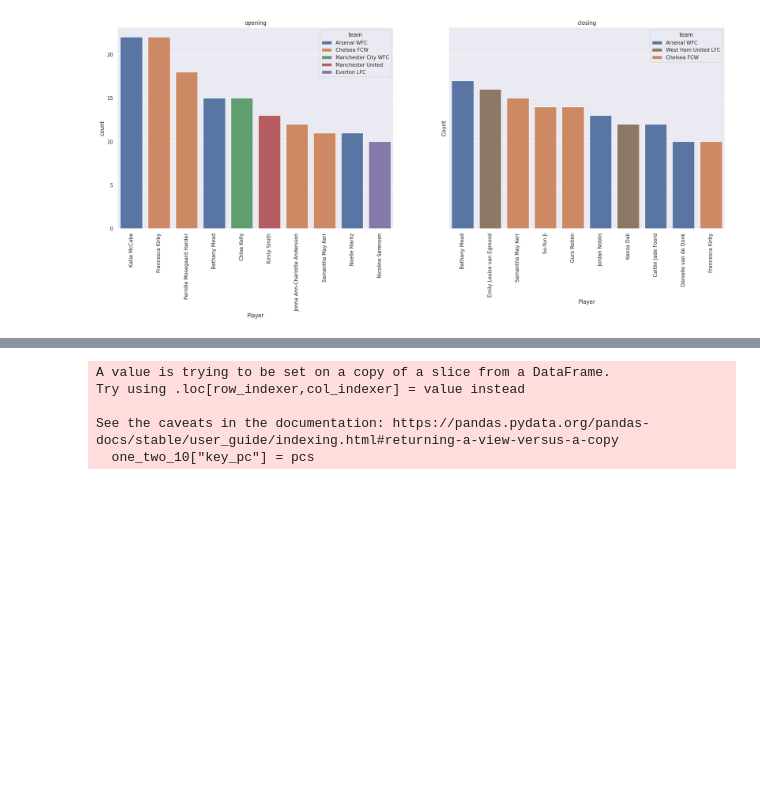
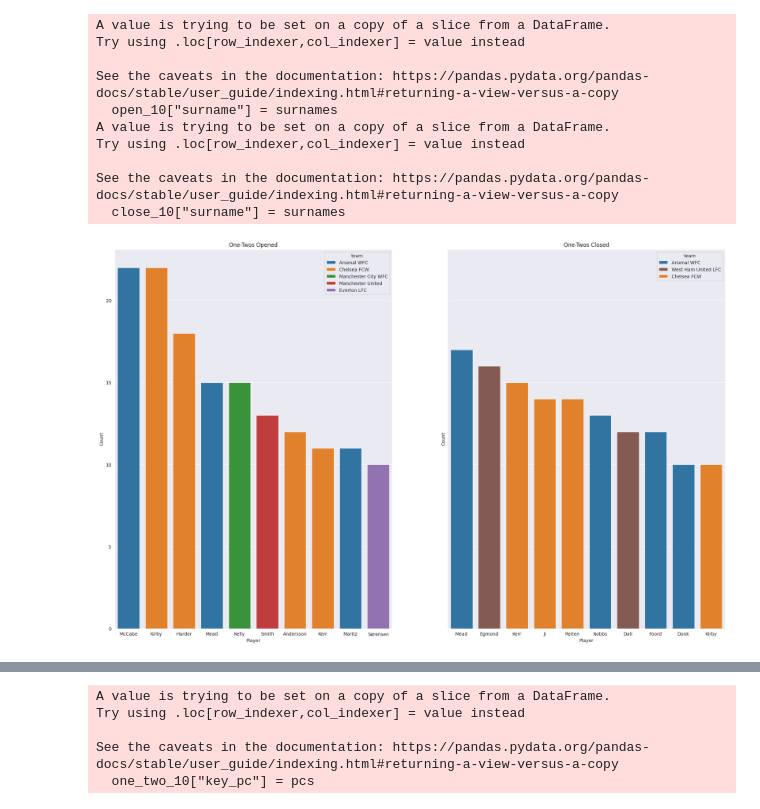
Before and after one commit to maia-trower/one_two_WSL, a Jupyter notebook: player_ranking.ipynb, the cells around one changed output, grey strips where cells are left out. Cells and saved outputs as stored; diff of their text form; code cells hidden in the pictures; blank space fills up the shorter version.

Commit message:
added new plots - improving figs

```diff
--- a/player_ranking.ipynb
+++ b/player_ranking.ipynb
@@ -33,26 +50,50 @@ close_counts = close_counts.reset_index()
 close_counts = get_team_info(close_counts, close_agg)
 # %%
 # plot open and close in subplots - TOP 10 only
+top_n = 10
+open_10 = open_counts.iloc[:top_n, :]
+close_10 = close_counts.iloc[:top_n, :]
 
-open_10 = open_counts.iloc[:10, :]
-close_10 = close_counts.iloc[:10, :]
+# use surnames only for top 10
+surnames = []
+for player in open_10.player:
+    surnames.append(player.split(" ")[-1])
 
-fig, ax = plt.subplots(nrows=1, ncols=2, sharey=True, figsize=(24,8))
+open_10["surname"] = surnames
+
+surnames = []
+for player in close_10.player:
+    surnames.append(player.split(" ")[-1])
+
+close_10["surname"] = surnames
+
+fig, ax = plt.subplots(nrows=1, ncols=2, sharey=True, figsize=(24,15))
 # plt.title("Players With Most One-Two Passes Per Team (WSL 20/21)")
 
 # make color dict
 unique = open_counts["team"].unique()
 palette = dict(zip(unique, sns.color_palette(n_colors=len(unique))))
-
-sns.barplot(x="player", y="count", data=open_10, hue="team", palette=palette, ax=ax[0], dodge=False)
-ax[0].set_title("opening")
-sns.barplot(x="player", y="count", data=close_10, hue="team", palette=palette, ax=ax[1], dodge=False)
-ax[1].set_title("closing")
-plt.ylabel("Count")
+sns.barplot(x="surname", y="count", data=open_10, hue="team", palette=palette, ax=ax[0], dodge=False)
+ax[0].set_title("One-Twos Opened")
+sns.barplot(x="surname", y="count", data=close_10, hue="team", palette=palette, ax=ax[1], dodge=False)
+ax[1].set_title("One-Twos Closed")
 ax[0].set_xlabel("Player")
 ax[1].set_xlabel("Player")
-ax[0].tick_params(axis='x', rotation=90)
-ax[1].tick_params(axis='x', rotation=90)
+# ax[0].tick_params(axis='x', rotation=70)
+# ax[1].tick_params(axis='x', rotation=70)
+ax[0].set_ylabel("Count")
+ax[1].set_ylabel("Count")
+plt.savefig(f"slide_plots/open_close_bar_top{top_n}.png")
 plt.show()
 # %% [output]
+A value is trying to be set on a copy of a slice from a DataFrame.
+Try using .loc[row_indexer,col_indexer] = value instead
+
+See the caveats in the documentation: https://pandas.pydata.org/pandas-docs/stable/user_guide/indexing.html#returning-a-view-versus-a-copy
+  open_10["surname"] = surnames
+A value is trying to be set on a copy of a slice from a DataFrame.
+Try using .loc[row_indexer,col_indexer] = value instead
+
+See the caveats in the documentation: https://pandas.pydata.org/pandas-docs/stable/user_guide/indexing.html#returning-a-view-versus-a-copy
+  close_10["surname"] = surnames
-[figure, old version]
+[figure, new version]
```
Also changed, not shown: parts of 16 cells of this notebook.
